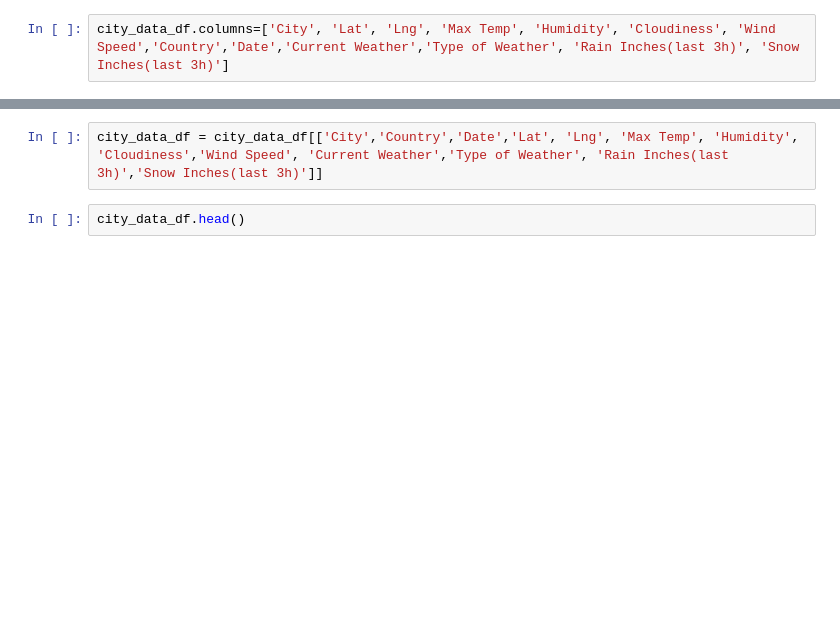
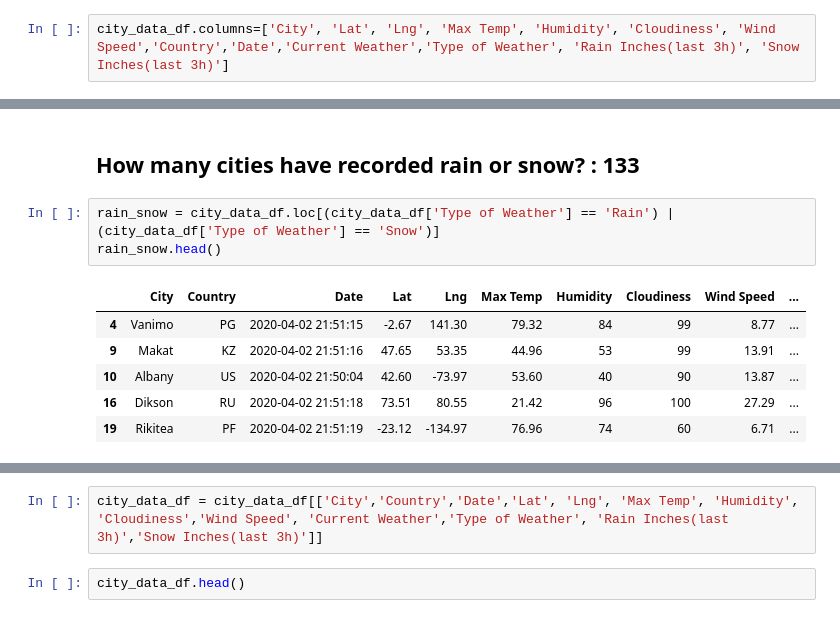
Before and after one commit to blocrunx/World_Weather_Analysis, a Jupyter notebook: Weather_Database.ipynb, the cells around one changed output, grey strips where cells are left out. Drawn from its saved outputs; the diff is of its cells as text; blank space fills up the shorter version.

Commit message:
loc rain and snow for city count

```diff
--- a/Weather_Database.ipynb
+++ b/Weather_Database.ipynb
@@ -160,0 +162,12 @@ city_data_df.head()
+# %% [markdown]
+## How many cities have recorded rain or snow? : 133
+# %%
+rain_snow = city_data_df.loc[(city_data_df['Type of Weather'] == 'Rain') | (city_data_df['Type of Weather'] == 'Snow')]
+rain_snow.head()
+# %% [output]
+|  | City | Country | Date | Lat | Lng | Max Temp | Humidity | Cloudiness | Wind Speed | ... |
+| 4 | Vanimo | PG | 2020-04-02 21:51:15 | -2.67 | 141.30 | 79.32 | 84 | 99 | 8.77 | ... |
+| 9 | Makat | KZ | 2020-04-02 21:51:16 | 47.65 | 53.35 | 44.96 | 53 | 99 | 13.91 | ... |
+| 10 | Albany | US | 2020-04-02 21:50:04 | 42.60 | -73.97 | 53.60 | 40 | 90 | 13.87 | ... |
+| 16 | Dikson | RU | 2020-04-02 21:51:18 | 73.51 | 80.55 | 21.42 | 96 | 100 | 27.29 | ... |
+| 19 | Rikitea | PF | 2020-04-02 21:51:19 | -23.12 | -134.97 | 76.96 | 74 | 60 | 6.71 | ... |
```
Also changed, not shown: parts of 7 cells of this notebook, 1 other file.
